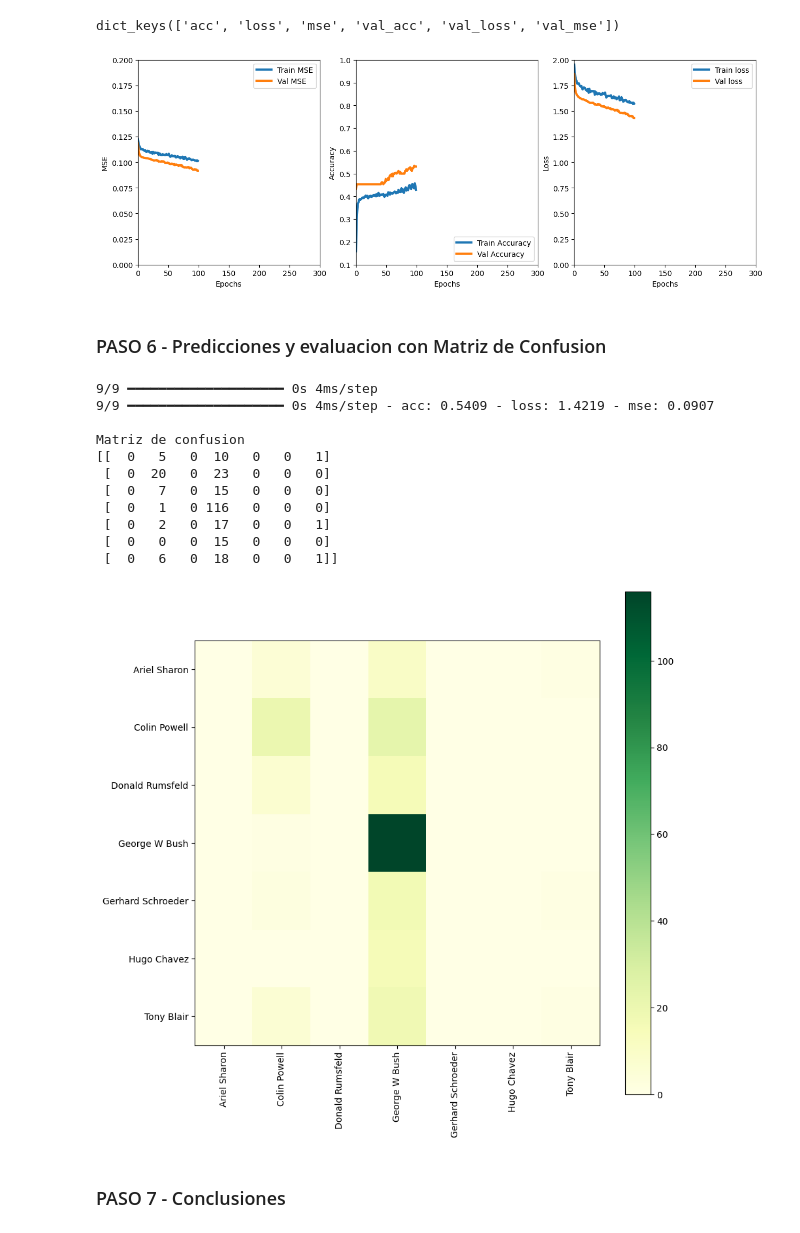
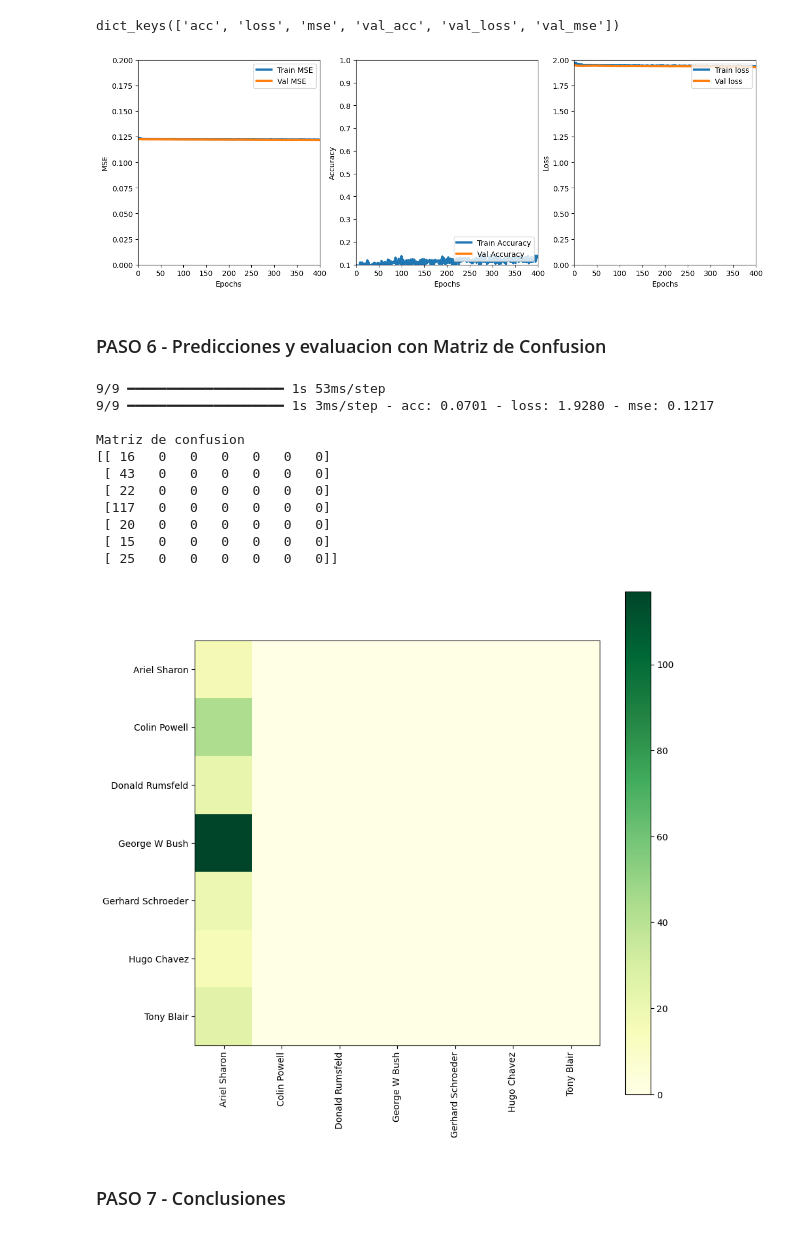
Before and after one commit to keltoi-dev/ejercicios_deep_learning, a Jupyter notebook: ejercicio_final/Fraga_1.ipynb, the cells around one changed output. Saved outputs shown, nothing was run; the diff lists cells and outputs as text; code cells hidden in the pictures.

```diff
--- a/ejercicio_final/Fraga_1.ipynb
+++ b/ejercicio_final/Fraga_1.ipynb
@@ -110,10 +110,10 @@ Testeo: (258, 125, 94)
 ### PASO 2 - Parametros para entrenamiento y  preparacion de los datos
 # %%
 # Estipulo los parametros para el entrenamiento de la red
-lr = 0.001
-epochs = 100
-batch_size = 32
-np.random.seed(14)
+lr = 0.000001
+epochs = 400
+batch_size = 128
+np.random.seed(9)
 
 # Preparacion de la data - Salida transformada a one-hot
 y_entrenar = to_categorical(y_entrenar, n_classes)
@@ -133,20 +133,20 @@ print(x_test.shape)
 # %%
 # Estructura de la red
 input_layer = Input(shape=x_entrenar.shape[1:])
-dense_1 = Dense(1000, activation='relu') (input_layer)
-dropout_1 = Dropout(0.25) (dense_1)
-dense_2 = Dense(500, activation='relu') (dropout_1)
-dropout_2 = Dropout(0.25) (dense_2)
-dense_3 = Dense(300, activation='relu') (dropout_2)
-dense_4 = Dense(100, activation='relu') (dense_3)
-dropout_3 = Dropout(0.25) (dense_4)
-dense_5 = Dense(50, activation='relu') (dropout_3)
+dense_1 = Dense(2000, activation='relu') (input_layer)
+# dropout_1 = Dropout(0.15) (dense_1)
+dense_2 = Dense(1200, activation='relu') (dense_1)
+dropout_2 = Dropout(0.15) (dense_2)
+dense_3 = Dense(600, activation='relu') (dropout_2)
+dense_4 = Dense(300, activation='relu') (dense_3)
+dropout_3 = Dropout(0.15) (dense_4)
+dense_5 = Dense(100, activation='relu') (dropout_3)
 output_layer = Dense(n_classes, activation='softmax') (dense_5)
 
 # Instancia del modelo
 modelo = Model(input_layer, output_layer)
 # %%
-optimizador = Adadelta(learning_rate=lr, rho=0.95)
+optimizador = Adam(learning_rate=lr)
 modelo.compile(optimizer=optimizador, loss='categorical_crossentropy', metrics=['acc', 'mse'])
 modelo.summary()
 # %% [output]
@@ -205,33 +205,33 @@ dict_keys(['acc', 'loss', 'mse', 'val_acc', 'val_loss', 'val_mse'])
 # %%
 f = plt.figure(figsize=(15,5))
 
 plt.subplot(1,3,1)
 plt.plot(historia.history['mse'], linewidth=3, label='Train MSE')
 plt.plot(historia.history['val_mse'], linewidth=3, label='Val MSE')
 plt.xlabel('Epochs')
 plt.ylabel('MSE')
-plt.axis([0, 300, 0, 0.2])
+plt.axis([0, 400, 0, 0.2])
 plt.legend(loc='upper right')
 
 plt.subplot(1,3,2)
 plt.plot(historia.history['acc'], linewidth=3, label='Train Accuracy')
 plt.plot(historia.history['val_acc'], linewidth=3, label='Val Accuracy')
 plt.xlabel('Epochs')
 plt.ylabel('Accuracy')
-plt.axis([0, 300, 0.1, 1])
+plt.axis([0, 400, 0.1, 1])
 plt.legend(loc='lower right')
 
 plt.subplot(1,3,3)
 plt.plot(historia.history['loss'], linewidth=3, label='Train loss')
 plt.plot(historia.history['val_loss'], linewidth=3, label='Val loss')
 plt.xlabel('Epochs')
 plt.ylabel('Loss')
-plt.axis([0, 300, 0, 2])
+plt.axis([0, 400, 0, 2])
 plt.legend(loc='upper right')
 
 plt.show()
 # %% [output]
-[figure, old version]
+[figure, new version]
 # %% [markdown]
 ### PASO 6 - Predicciones y evaluacion con Matriz de Confusion
 # %%
@@ -253,17 +253,17 @@ plt.yticks(np.arange(7), target_names,rotation=0)
 plt.colorbar()
 plt.show()
 # %% [output]
-9/9 ━━━━━━━━━━━━━━━━━━━━ 0s 4ms/step
-9/9 ━━━━━━━━━━━━━━━━━━━━ 0s 4ms/step - acc: 0.5409 - loss: 1.4219 - mse: 0.0907
+9/9 ━━━━━━━━━━━━━━━━━━━━ 1s 53ms/step
+9/9 ━━━━━━━━━━━━━━━━━━━━ 1s 3ms/step - acc: 0.0701 - loss: 1.9280 - mse: 0.1217
 
 Matriz de confusion
-[[  0   5   0  10   0   0   1]
- [  0  20   0  23   0   0   0]
- [  0   7   0  15   0   0   0]
- [  0   1   0 116   0   0   0]
- [  0   2   0  17   0   0   1]
- [  0   0   0  15   0   0   0]
- [  0   6   0  18   0   0   1]]
+[[ 16   0   0   0   0   0   0]
+ [ 43   0   0   0   0   0   0]
+ [ 22   0   0   0   0   0   0]
+ [117   0   0   0   0   0   0]
+ [ 20   0   0   0   0   0   0]
+ [ 15   0   0   0   0   0   0]
+ [ 25   0   0   0   0   0   0]]
-[figure, old version]
+[figure, new version]
 # %% [markdown]
 ### PASO 7 - Conclusiones
```
Also changed, not shown: parts of 3 cells of this notebook.
